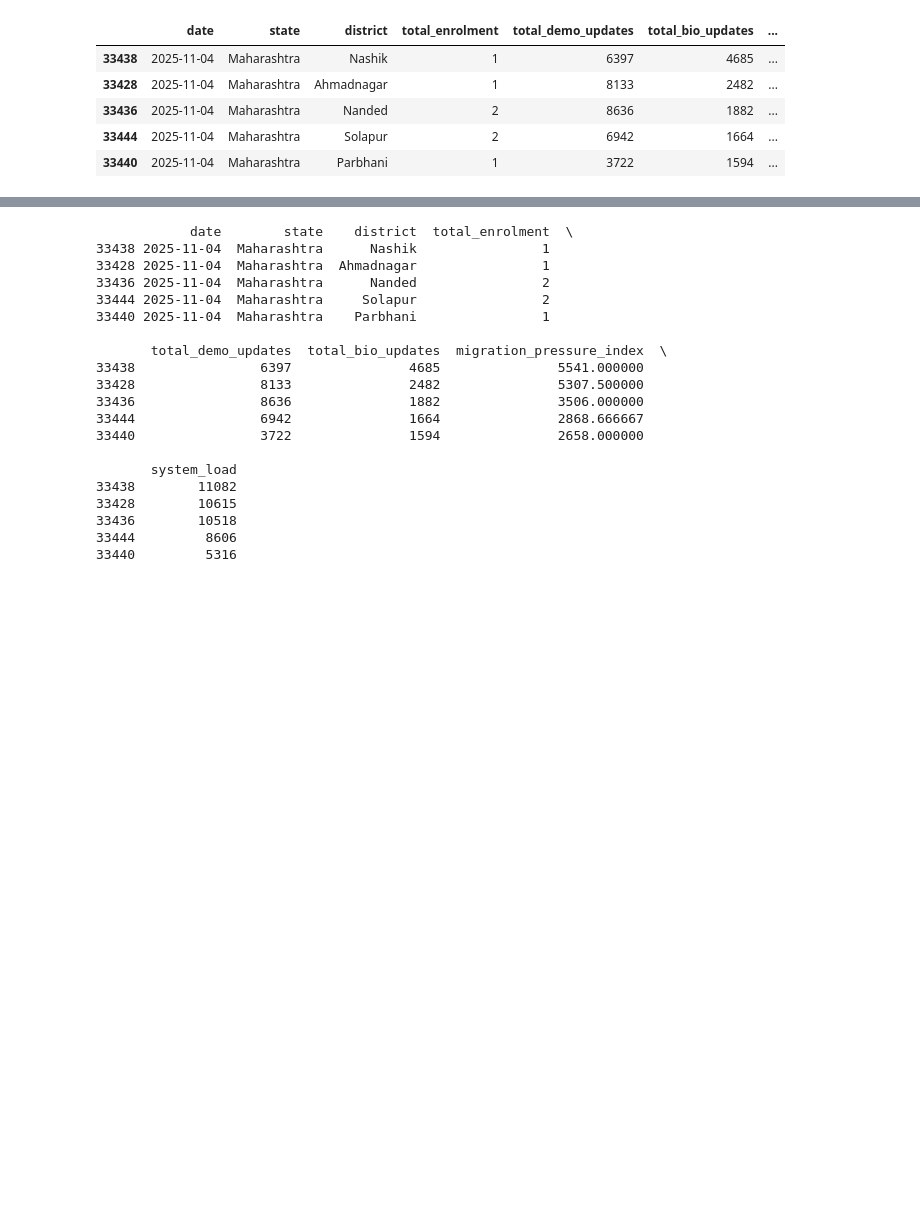
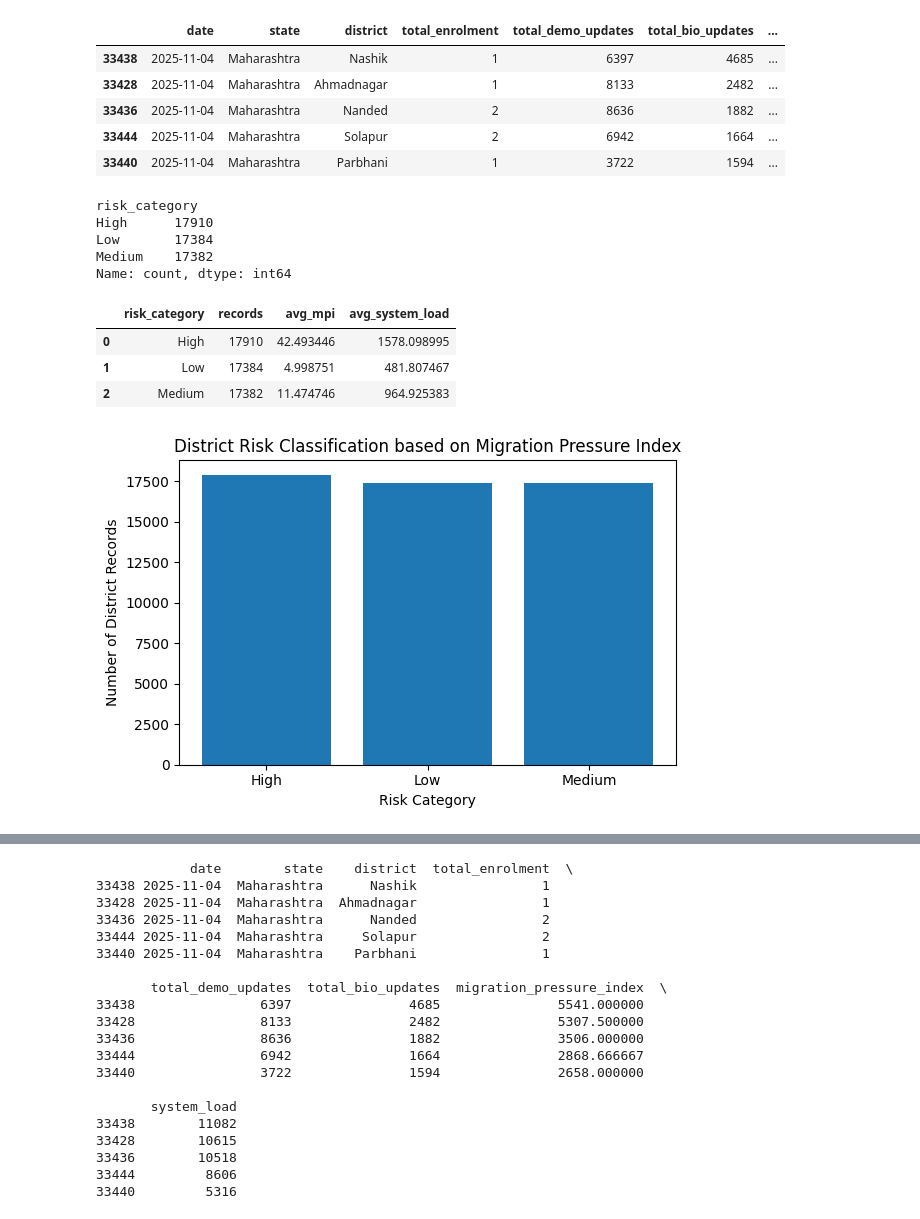
Before and after one commit to Prajusha2004/aadhar, a Jupyter notebook: analysis/indicators.ipynb, the cells around one changed output, grey strips where cells are left out. Cells and saved outputs as stored; diff of their text form; code cells hidden in the pictures; blank space fills up the shorter version.

```diff
--- a/analysis/indicators.ipynb
+++ b/analysis/indicators.ipynb
@@ -408,3 +408,57 @@ master.sort_values("migration_pressure_index", ascending=False).head(5)
 | 33436 | 2025-11-04 | Maharashtra | Nanded | 2 | 8636 | 1882 | ... |
 | 33444 | 2025-11-04 | Maharashtra | Solapur | 2 | 6942 | 1664 | ... |
 | 33440 | 2025-11-04 | Maharashtra | Parbhani | 1 | 3722 | 1594 | ... |
+# %%
+# -----------------------------
+# District Risk Classification
+# -----------------------------
+
+# Compute quantile thresholds
+q1 = master["migration_pressure_index"].quantile(0.33)
+q2 = master["migration_pressure_index"].quantile(0.66)
+
+def classify_risk(mpi):
+    if mpi <= q1:
+        return "Low"
+    elif mpi <= q2:
+        return "Medium"
+    else:
+        return "High"
+
+# Apply classification
+master["risk_category"] = master["migration_pressure_index"].apply(classify_risk)
+
+# Check distribution
+master["risk_category"].value_counts()
+# %% [output]
+risk_category
+High      17910
+Low       17384
+Medium    17382
+Name: count, dtype: int64
+# %%
+# Risk summary table
+risk_summary = master.groupby("risk_category").agg(
+    records=("district", "count"),
+    avg_mpi=("migration_pressure_index", "mean"),
+    avg_system_load=("system_load", "mean")
+).reset_index()
+
+risk_summary
+# %% [output]
+|  | risk_category | records | avg_mpi | avg_system_load |
+| 0 | High | 17910 | 42.493446 | 1578.098995 |
+| 1 | Low | 17384 | 4.998751 | 481.807467 |
+| 2 | Medium | 17382 | 11.474746 | 964.925383 |
+# %%
+plt.figure(figsize=(6,4))
+plt.bar(risk_summary["risk_category"], risk_summary["records"])
+plt.title("District Risk Classification based on Migration Pressure Index")
+plt.xlabel("Risk Category")
+plt.ylabel("Number of District Records")
+plt.tight_layout()
+
+plt.savefig("../outputs/district_risk_classification.png", dpi=150)
+plt.show()
+# %% [output]
+[figure, added]
```
Also changed, not shown: parts of 7 cells of this notebook, 4 other files.
